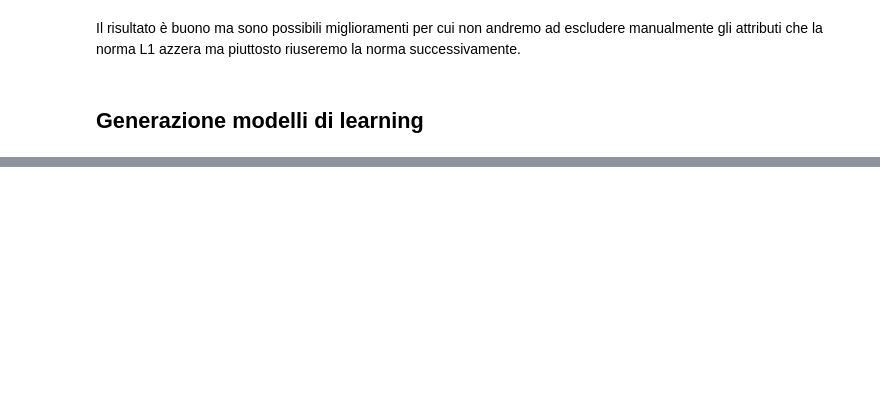
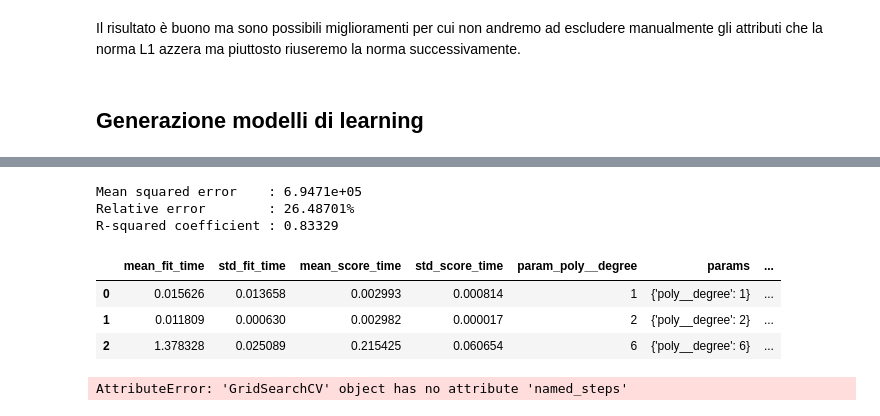
Before and after one commit to ThereAlTeo/PolynomialRegression, a Jupyter notebook: relazione/Untitled.ipynb, the cells around one changed output, grey strips where cells are left out. Saved outputs shown, nothing was run; the diff lists cells and outputs as text; code cells hidden in the pictures; blank space fills up the shorter version.

```diff
--- a/relazione/Untitled.ipynb
+++ b/relazione/Untitled.ipynb
@@ -194,0 +336,15 @@ Il risultato è buono ma sono possibili miglioramenti per cui non andremo ad esc
+# %%
+printEvalutation(XVal, YVal, NRGridSearch)
+EvalutationTable(NRGridSearch)
+# %% [output]
+Mean squared error    : 6.9471e+05
+Relative error        : 26.48701%
+R-squared coefficient : 0.83329
+|  | mean_fit_time | std_fit_time | mean_score_time | std_score_time | param_poly__degree | params | ... |
+| 0 | 0.015626 | 0.013658 | 0.002993 | 0.000814 | 1 | {'poly__degree': 1} | ... |
+| 1 | 0.011809 | 0.000630 | 0.002982 | 0.000017 | 2 | {'poly__degree': 2} | ... |
+| 2 | 1.378328 | 0.025089 | 0.215425 | 0.060654 | 6 | {'poly__degree': 6} | ... |
+# %%
+lassoGridSearch.named_steps["linreg"].coef_
+# %% [output]
+AttributeError: 'GridSearchCV' object has no attribute 'named_steps'
```
Also changed, not shown: parts of 24 cells of this notebook.
